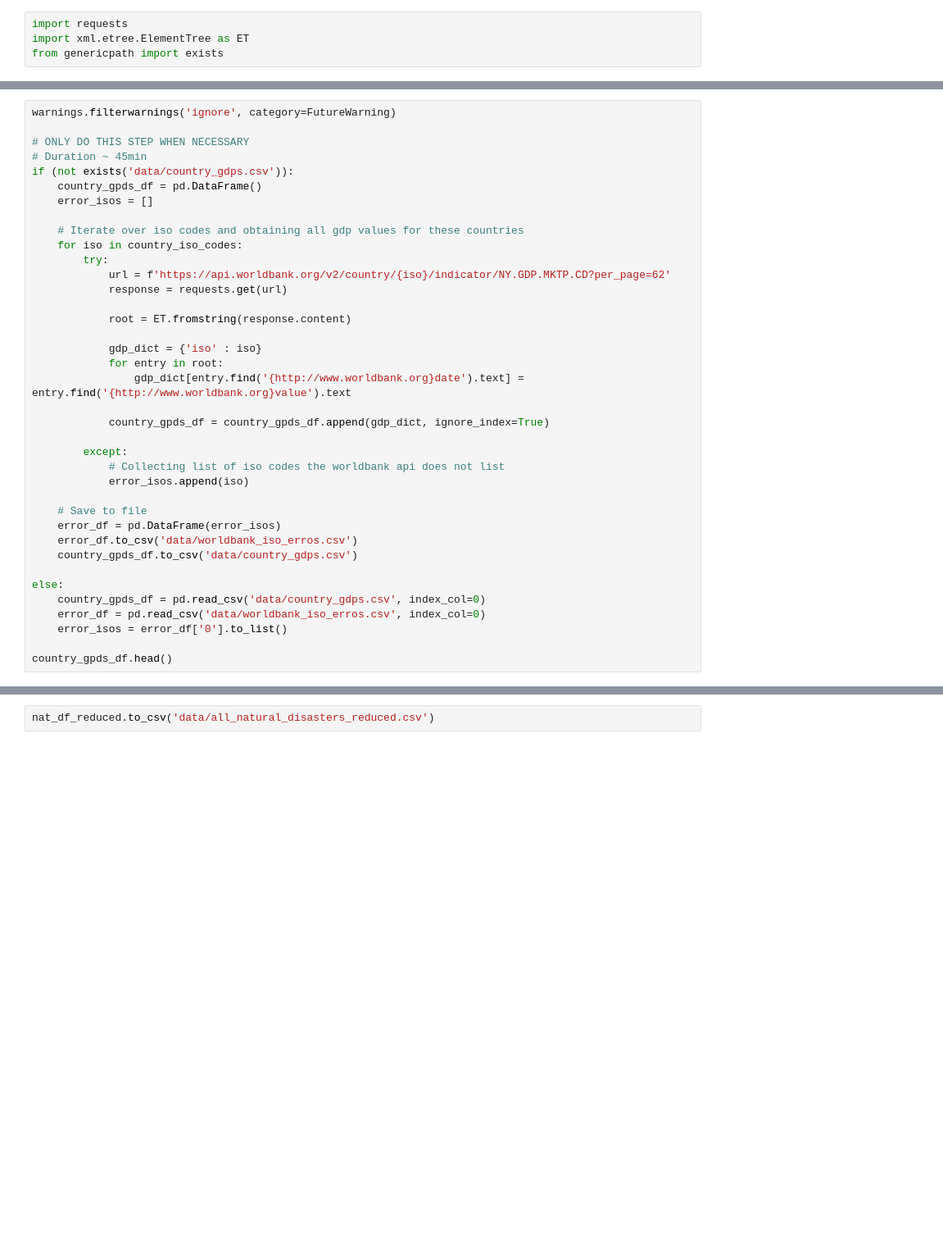
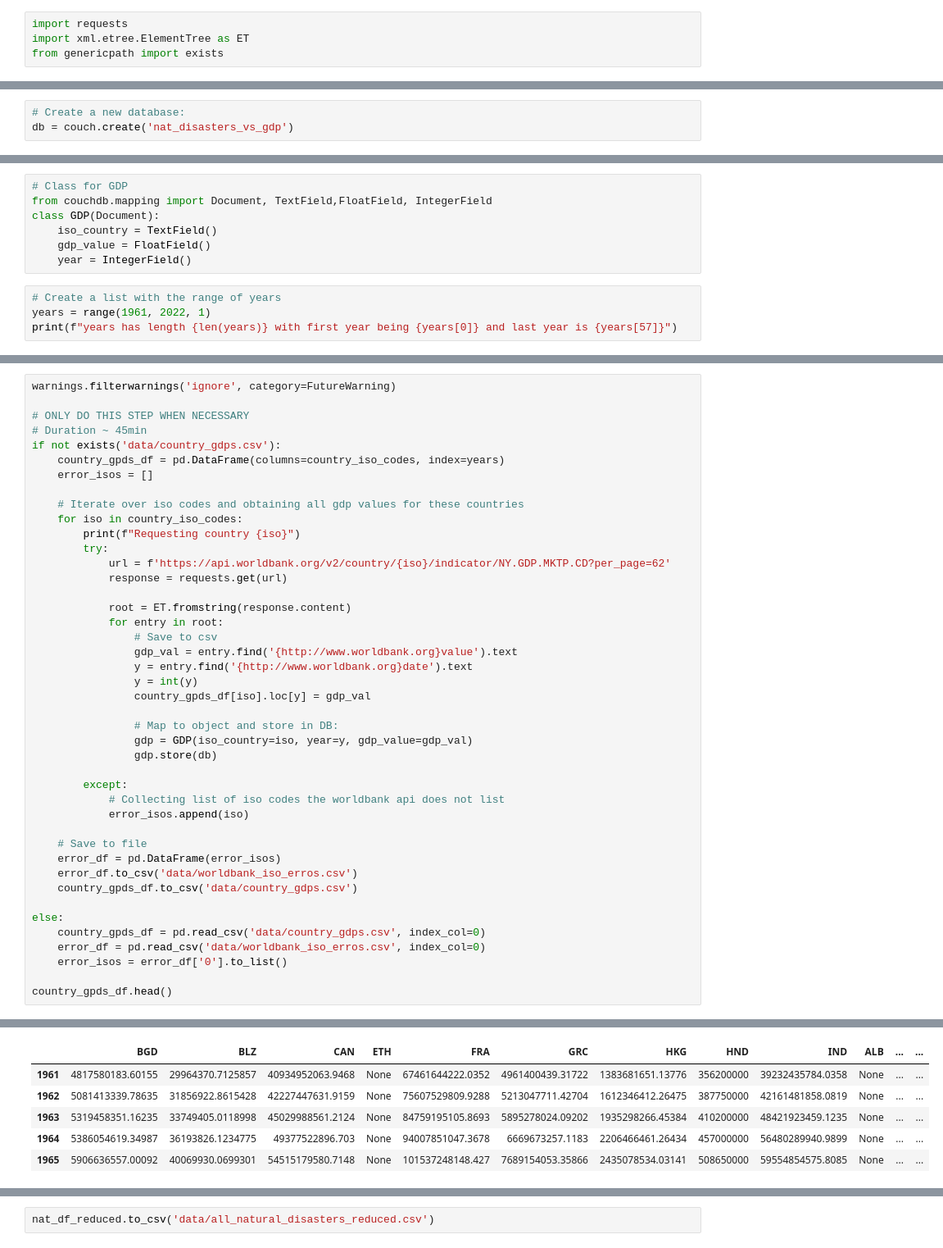
Before and after one commit to FreshJonas/Nat_Disasters_vs_GDP, a Jupyter notebook: 01_obtaining_data.ipynb, the cells around one changed output, grey strips where cells are left out. Shown at 82% size. Cells and saved outputs as stored; diff of their text form; blank space fills up the shorter version.

```diff
--- a/01_obtaining_data.ipynb
+++ b/01_obtaining_data.ipynb
@@ -304,0 +444,3 @@ for entry in root:
+# %%
+# Create a new database:
+db = couch.create('nat_disasters_vs_gdp')
@@ -304,0 +459,11 @@ for entry in root:
+# %%
+# Class for GDP
+from couchdb.mapping import Document, TextField,FloatField, IntegerField
+class GDP(Document):
+    iso_country = TextField()
+    gdp_value = FloatField()
+    year = IntegerField()
+# %%
+# Create a list with the range of years
+years = range(1961, 2022, 1)
+print(f"years has length {len(years)} with first year being {years[0]} and last year is {years[57]}")
@@ -307,23 +480,28 @@ warnings.filterwarnings('ignore', category=FutureWarning)
 
 # ONLY DO THIS STEP WHEN NECESSARY
 # Duration ~ 45min
-if (not exists('data/country_gdps.csv')):
-    country_gpds_df = pd.DataFrame()
+if not exists('data/country_gdps.csv'):
+    country_gpds_df = pd.DataFrame(columns=country_iso_codes, index=years)
     error_isos = []
 
     # Iterate over iso codes and obtaining all gdp values for these countries
     for iso in country_iso_codes:
+        print(f"Requesting country {iso}")
         try:
             url = f'https://api.worldbank.org/v2/country/{iso}/indicator/NY.GDP.MKTP.CD?per_page=62'
             response = requests.get(url)
 
             root = ET.fromstring(response.content)
+            for entry in root:
+                # Save to csv
+                gdp_val = entry.find('{http://www.worldbank.org}value').text
+                y = entry.find('{http://www.worldbank.org}date').text
+                y = int(y)
+                country_gpds_df[iso].loc[y] = gdp_val
 
-            gdp_dict = {'iso' : iso}
-            for entry in root:
-                gdp_dict[entry.find('{http://www.worldbank.org}date').text] = entry.find('{http://www.worldbank.org}value').text
-
-            country_gpds_df = country_gpds_df.append(gdp_dict, ignore_index=True)
+                # Map to object and store in DB:
+                gdp = GDP(iso_country=iso, year=y, gdp_value=gdp_val)
+                gdp.store(db)
 
         except:
             # Collecting list of iso codes the worldbank api does not list
@@ -340,3 +518,4 @@ else:
     error_isos = error_df['0'].to_list()
 
 country_gpds_df.head()
+# %% [output]
@@ -342,0 +539,6 @@ country_gpds_df.head()
+|  | BGD | BLZ | CAN | ETH | FRA | GRC | HKG | HND | IND | ALB | ... | ... |
+| 1961 | 4817580183.60155 | 29964370.7125857 | 40934952063.9468 | None | 67461644222.0352 | 4961400439.31722 | 1383681651.13776 | 356200000 | 39232435784.0358 | None | ... | ... |
+| 1962 | 5081413339.78635 | 31856922.8615428 | 42227447631.9159 | None | 75607529809.9288 | 5213047711.42704 | 1612346412.26475 | 387750000 | 42161481858.0819 | None | ... | ... |
+| 1963 | 5319458351.16235 | 33749405.0118998 | 45029988561.2124 | None | 84759195105.8693 | 5895278024.09202 | 1935298266.45384 | 410200000 | 48421923459.1235 | None | ... | ... |
+| 1964 | 5386054619.34987 | 36193826.1234775 | 49377522896.703 | None | 94007851047.3678 | 6669673257.1183 | 2206466461.26434 | 457000000 | 56480289940.9899 | None | ... | ... |
+| 1965 | 5906636557.00092 | 40069930.0699301 | 54515179580.7148 | None | 101537248148.427 | 7689154053.35866 | 2435078534.03141 | 508650000 | 59554854575.8085 | None | ... | ... |
```
Also changed, not shown: parts of 54 cells of this notebook.
